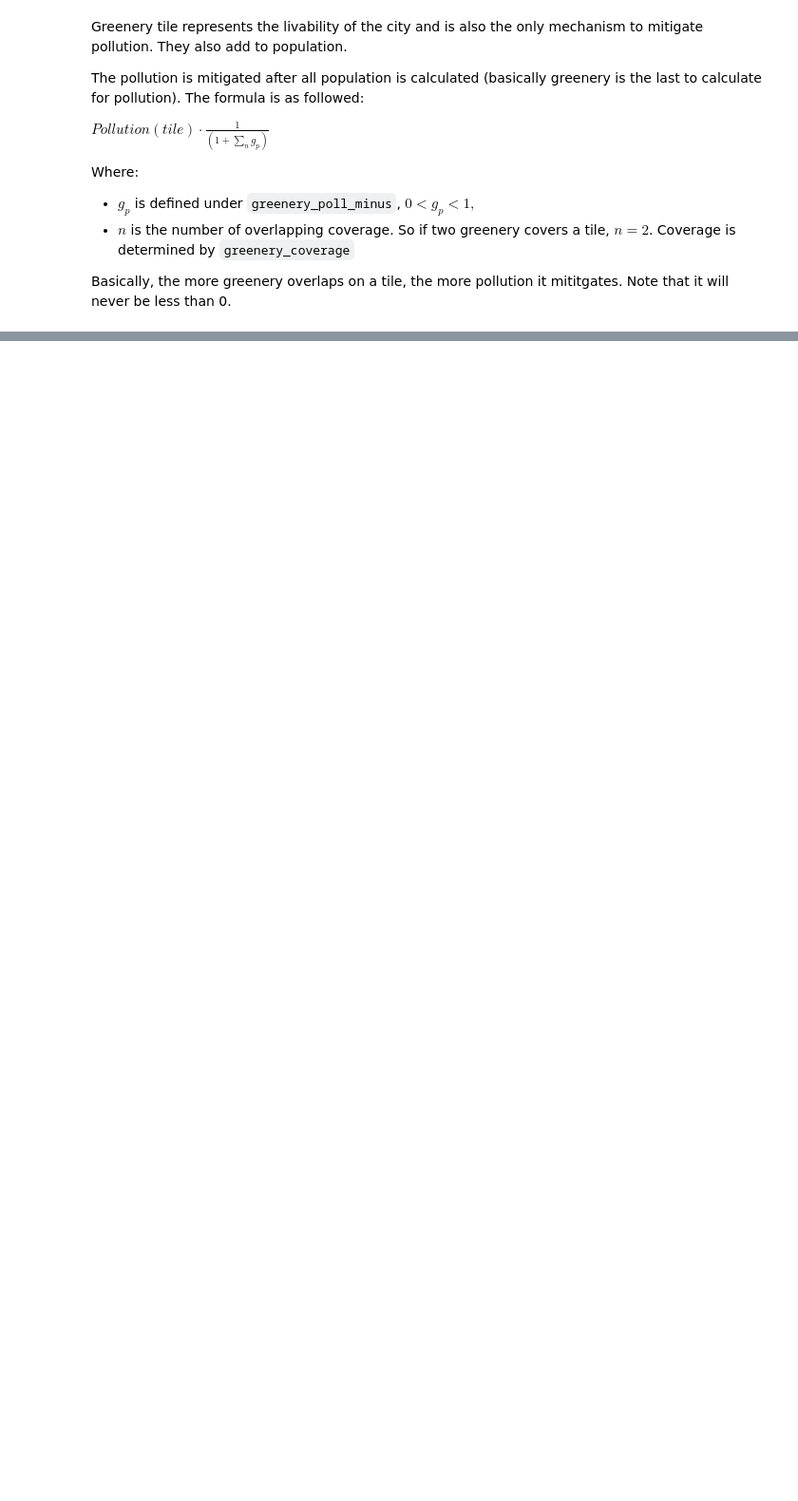
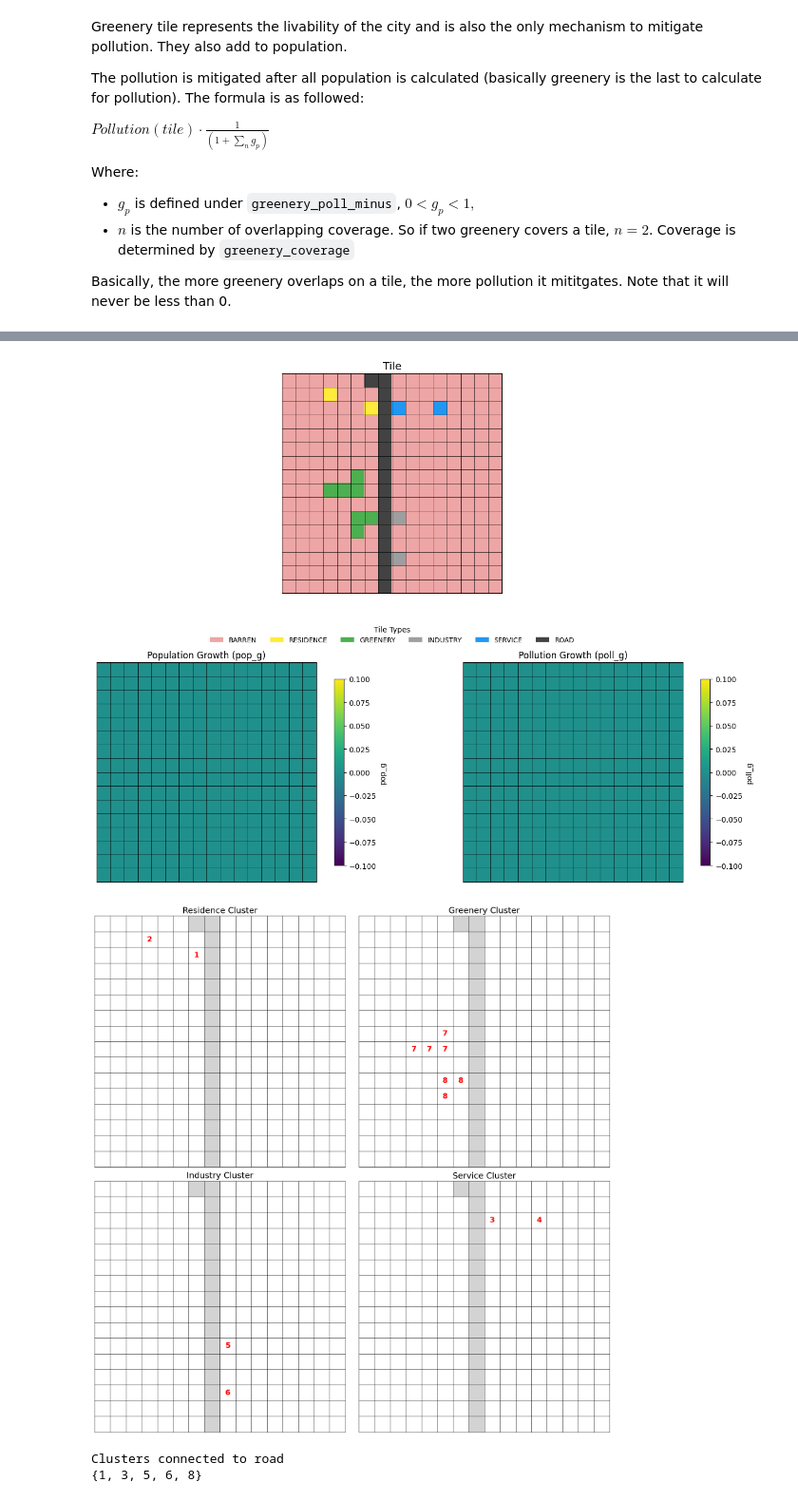
Before and after one commit to GnDu/urban-grid, a Jupyter notebook: environment_example.ipynb, the cells around one changed output, grey strips where cells are left out. Shown at 95% size. Cells and saved outputs as stored; diff of their text form; code cells hidden in the pictures; blank space fills up the shorter version.

```diff
--- a/environment_example.ipynb
+++ b/environment_example.ipynb
@@ -555,0 +631,50 @@ Destroying a tile
+# %%
+#let's create add some road first
+
+for c in range(1, width):
+    model.set_tile(c,7, TileTypes.ROAD.value)
+    model.book_keep()
+
+#let's create some cluster
+model.set_tile(2,6, TileTypes.RESIDENCE.value)
+model.book_keep()
+model.set_tile(1,3, TileTypes.RESIDENCE.value)
+model.book_keep()
+model.set_tile(2,8, TileTypes.SERVICE.value)
+model.book_keep()
+model.set_tile(2,11, TileTypes.SERVICE.value)
+model.book_keep()
+model.set_tile(10,8, TileTypes.INDUSTRY.value)
+model.book_keep()
+model.set_tile(13,8, TileTypes.INDUSTRY.value)
+model.book_keep()
+
+#create a bigger cluster
+model.set_tile(8,5, TileTypes.GREENERY.value)
+model.book_keep()
+model.set_tile(7,5, TileTypes.GREENERY.value)
+model.book_keep()
+model.set_tile(8,4, TileTypes.GREENERY.value)
+model.book_keep()
+model.set_tile(8,3, TileTypes.GREENERY.value)
+model.book_keep()
+
+#create a smaller cluster
+model.set_tile(10,6, TileTypes.GREENERY.value)
+model.book_keep()
+model.set_tile(11,5, TileTypes.GREENERY.value)
+model.book_keep()
+model.set_tile(10,5, TileTypes.GREENERY.value)
+model.book_keep()
+
+visulise_graph(model)
+visualise_tile_cluster(model)
+
+#we can also see what clusters are connected to road
+print("Clusters connected to road")
+print(model.cluster_adjacent_to_road)
+# %% [output]
+[figure, added]
+[figure, added]
+Clusters connected to road
+{1, 3, 5, 6, 8}
```
Also changed, not shown: parts of 34 cells of this notebook, 3 other files.
